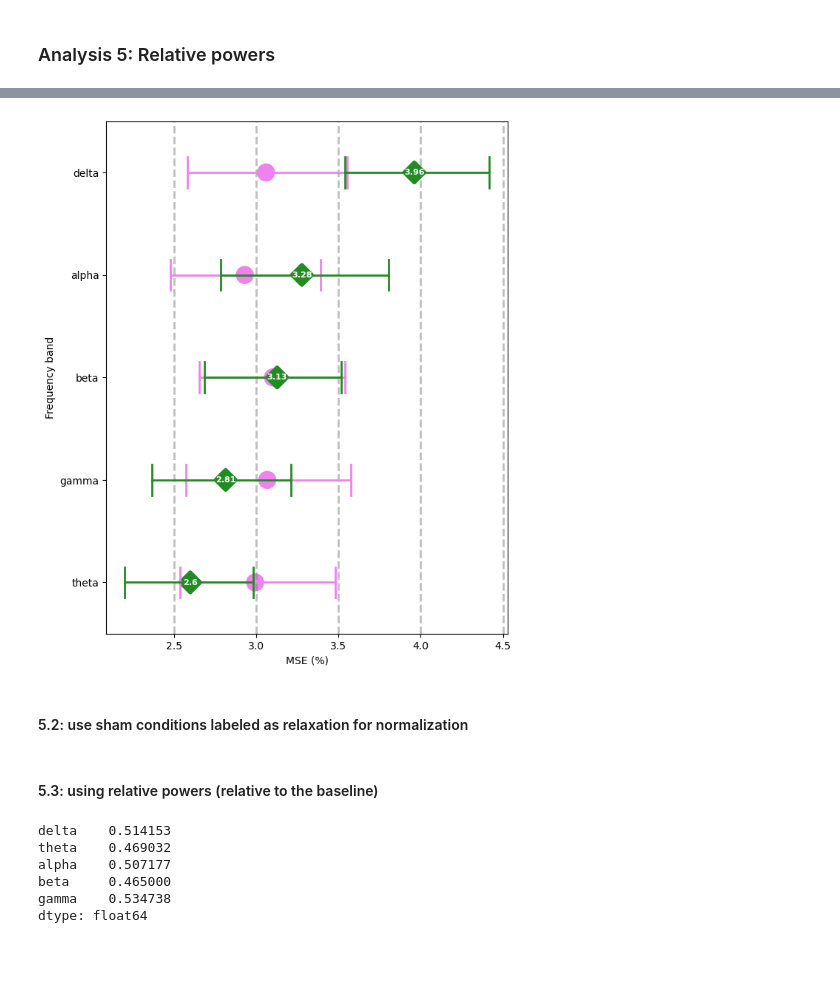
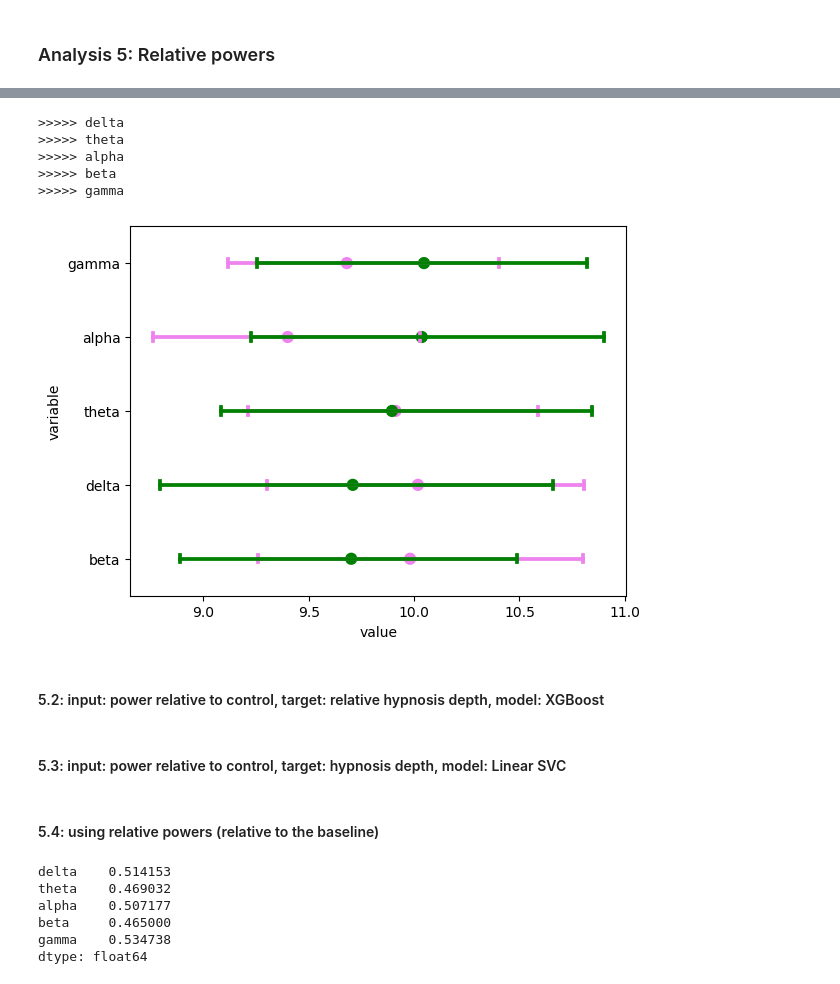
Before and after one commit to Yeganehfrh/SugNet, a Jupyter notebook: notebooks/archived/Respons to Reviewers.ipynb, the cells around one changed output, grey strips where cells are left out. Drawn from its saved outputs; the diff is of its cells as text; code cells hidden in the pictures; blank space fills up the shorter version.

Commit message:
train linear SVR model with relative power (relative to control conditions)

```diff
--- a/notebooks/archived/Respons to Reviewers.ipynb
+++ b/notebooks/archived/Respons to Reviewers.ipynb
@@ -613,27 +614,45 @@ for i in range(n_iter):
 # %%
+# 1. DATA
 DATA = pd.read_csv('docs/plb_hyp_data_long.csv', index_col=0)
 DATA = DATA.query('condition.str.contains("experience")').reset_index(drop=True)
-DATA = DATA.query('description == "hypnosis"')
 DATA['bids_id'] = DATA['bids_id'].apply(lambda x: str(x).rjust(2, '0'))
+DATA['is_it_real'] = DATA['procedure'].apply(lambda x: 'real' if x == 'relaxation' or x == 'confusion' else 'sham')
+DATA = DATA.drop(DATA.query('is_it_real == "real" and description == "control"').index)
 
-DATA['is_it_real'] = DATA['procedure'].apply(lambda x: 'real' if x == 'relaxation' or x == 'confusion' else 'sham')
-X = DATA.query('is_it_real == "real"')[['bids_id','procedure']].values
-groups = DATA.query('is_it_real == "real"')['bids_id']
+# DATA = DATA.query('description == "hypnosis"')
+X = DATA.query('description == "hypnosis"')[['bids_id','procedure']].values
+groups = DATA.query('description == "hypnosis"')['bids_id']
 
 DATA.set_index('bids_id', inplace=True)
-real = DATA.query('is_it_real == "real"')['hypnosis_depth']
-sham = DATA.query('is_it_real == "sham"')['hypnosis_depth']
+real = DATA.query('description == "hypnosis"')['hypnosis_depth']
+sham = DATA.query('description == "control"')['hypnosis_depth']
 
-y = (real+1)/(sham+1)[:-1]
+y = (real+1)/(sham+1)
 y = y.values
 # %%
-# regression
+# 2. Model
 frequency_bands = ['delta', 'theta', 'alpha', 'beta', 'gamma']
 mse_all = {}
 r2_all = {}
+rand = False
 
 for frequency_band in frequency_bands:
     print('>>>>>', frequency_band)
-    mse, r2 = run_SVR('power sensor relative to sham', frequency_band, X, y, groups, rand=True)
+    mse, r2 = run_SVR('power sensor relative to sham', frequency_band, 'absolute',
+                      X, y, groups, rand=False)
     mse_all[frequency_band] = np.hstack(mse)
     r2_all[frequency_band] = np.hstack(r2)
+
+if rand:
+   df_mse_rnd = pd.DataFrame(mse_all)
+   df_r2_rnd = pd.DataFrame(r2_all)
+
+if not rand:
+    df_mse = pd.DataFrame(mse_all)
+    df_r2 = pd.DataFrame(r2_all)
+# %% [output]
+>>>>> delta
+>>>>> theta
+>>>>> alpha
+>>>>> beta
+>>>>> gamma
@@ -649,11 +659,14 @@ chance_scores = df_mse_rnd.melt(var_name='label', value_name='test_score')
-# %%
-plot_mes(mse, chance_scores, uniques)
-# %% [output]
-[figure, removed]
-# %% [markdown]
-#### 5.2: use sham conditions labeled as relaxation for normalization
+# %%
+# 3. Plot
+plot_grid(df_mse, df_mse_rnd)
+# %% [output]
+[figure, added]
+# %% [markdown]
+#### 5.2: input: power relative to control, target: relative hypnosis depth, model: XGBoost
+# %% [markdown]
+#### 5.3: input: power relative to control, target: hypnosis depth, model: Linear SVC
 # %% [markdown]
-#### 5.3: using relative powers (relative to the baseline)
+#### 5.4: using relative powers (relative to the baseline)
 # %%
 DATA = pd.read_csv('docs/plb_hyp_data_long.csv', index_col=0)
 DATA = DATA.query('condition.str.contains("experience")').reset_index(drop=True)
```
Also changed, not shown: parts of 4 cells of this notebook.
